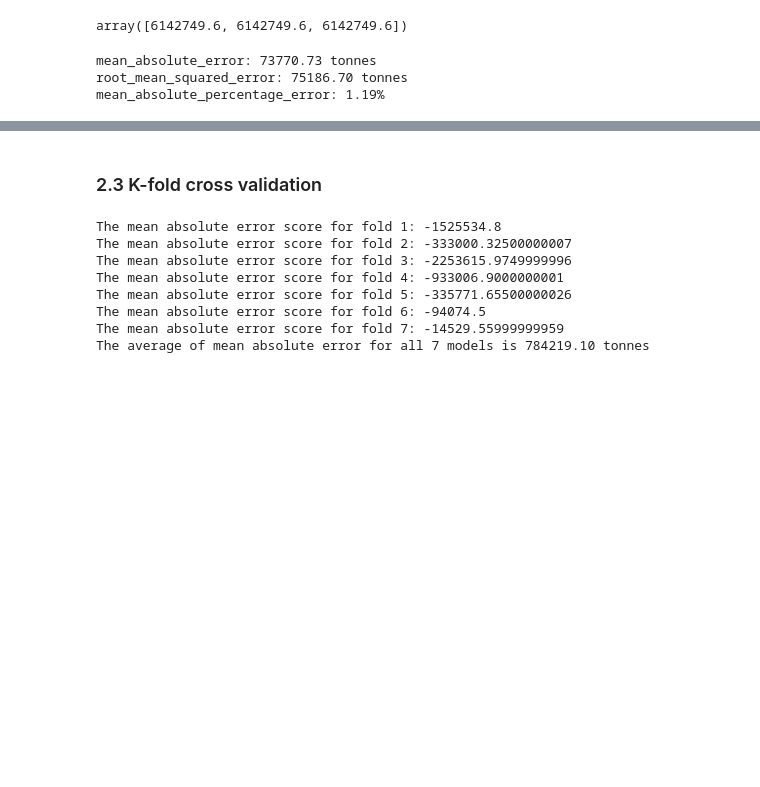
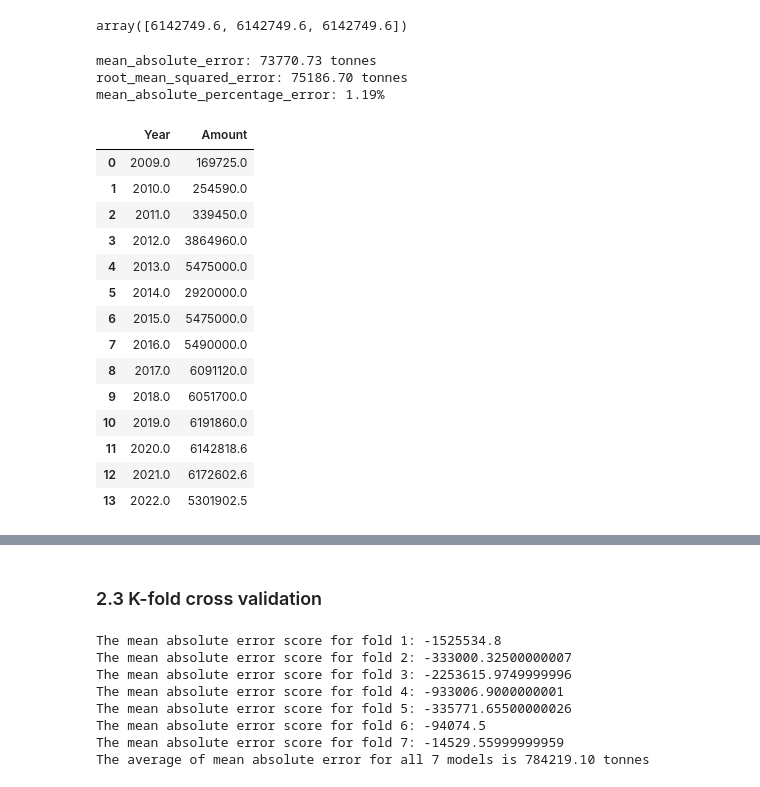
Before and after one commit to cajuon/RFR-on-Predicting-Food-Waste-Amount, a Jupyter notebook: random-forest-regression.ipynb, the cells around one changed output, grey strips where cells are left out. Saved outputs shown, nothing was run; the diff lists cells and outputs as text; code cells hidden in the pictures; blank space fills up the shorter version.

```diff
--- a/random-forest-regression.ipynb
+++ b/random-forest-regression.ipynb
@@ -429,0 +464,23 @@ mean_absolute_percentage_error: 1.19%
+# %%
+# Creating a temporary dataframe
+temp_df = pd.DataFrame(data = [x_concat, y_predicted], dtype = float)
+temp_df = temp_df.transpose()
+temp_df = temp_df.rename(columns = {0: 'Year', 1: 'Amount'})
+temp_df = temp_df.sort_values(by = 'Year', ascending = True)
+temp_df
+# %% [output]
+|  | Year | Amount |
+| 0 | 2009.0 | 169725.0 |
+| 1 | 2010.0 | 254590.0 |
+| 2 | 2011.0 | 339450.0 |
+| 3 | 2012.0 | 3864960.0 |
+| 4 | 2013.0 | 5475000.0 |
+| 5 | 2014.0 | 2920000.0 |
+| 6 | 2015.0 | 5475000.0 |
+| 7 | 2016.0 | 5490000.0 |
+| 8 | 2017.0 | 6091120.0 |
+| 9 | 2018.0 | 6051700.0 |
+| 10 | 2019.0 | 6191860.0 |
+| 11 | 2020.0 | 6142818.6 |
+| 12 | 2021.0 | 6172602.6 |
+| 13 | 2022.0 | 5301902.5 |
```
Also changed, not shown: parts of 4 cells of this notebook.
